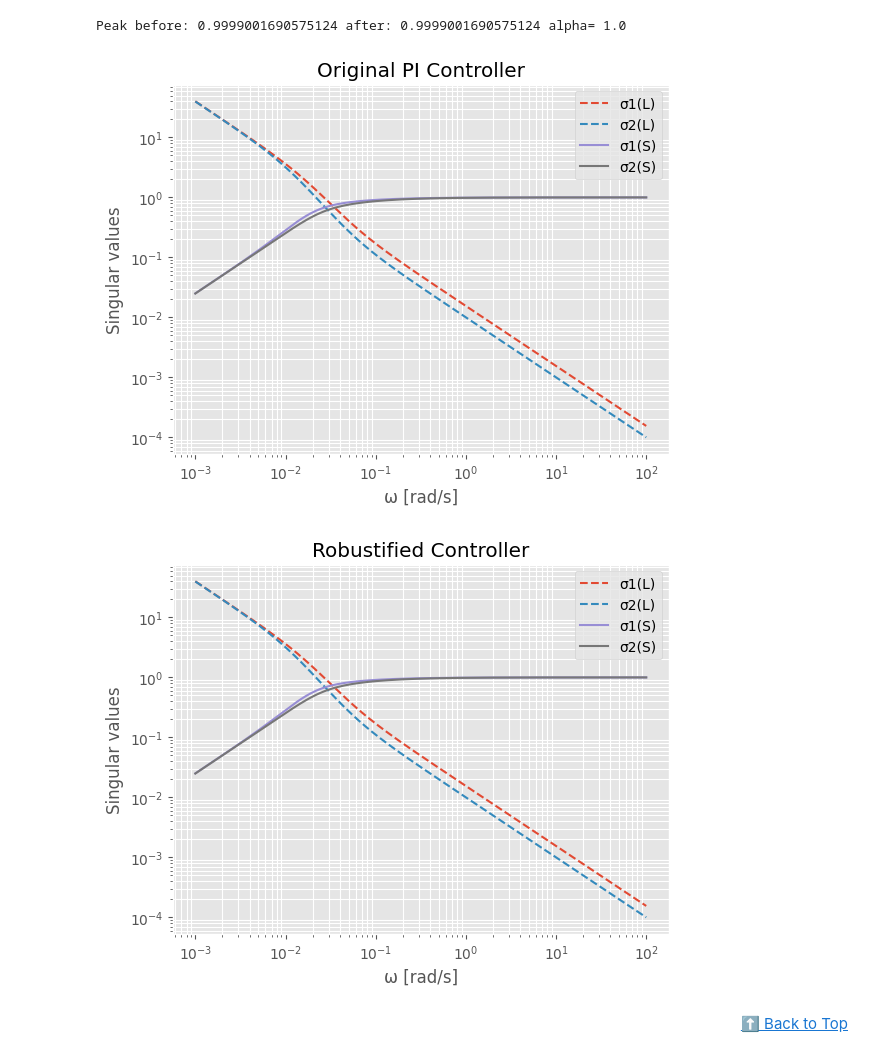
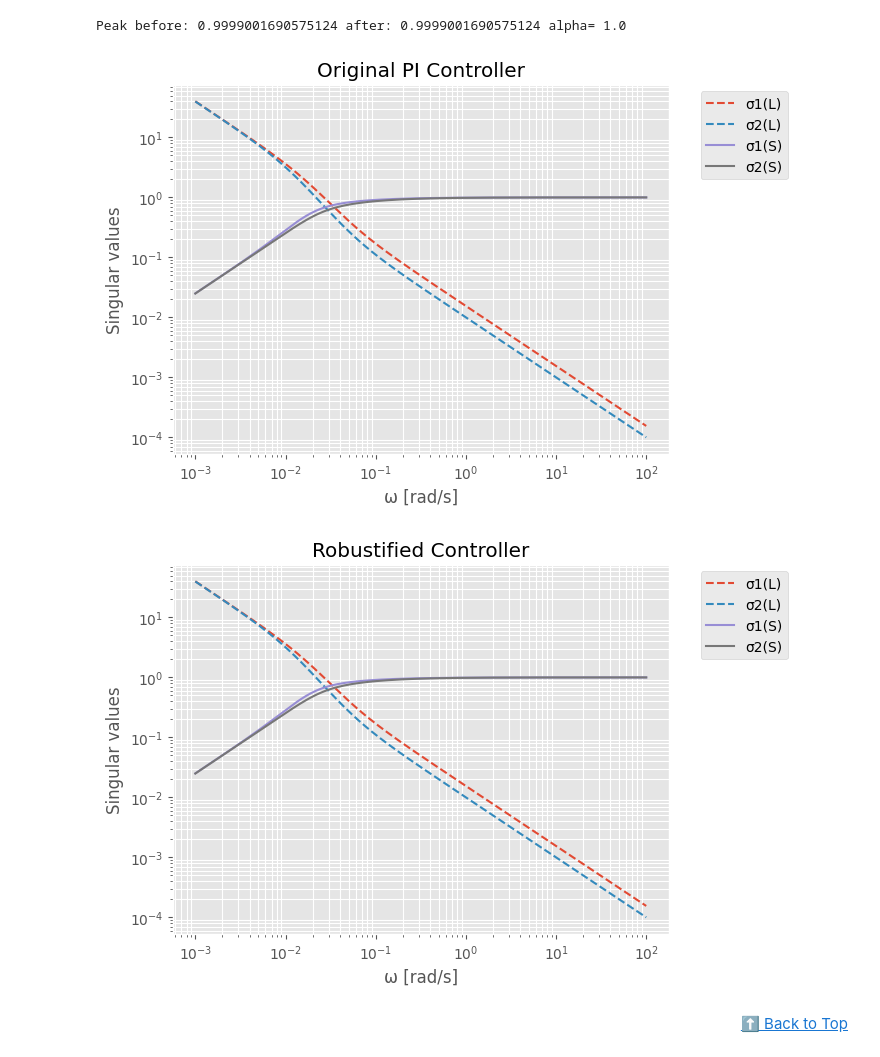
Before and after one commit to dhruvhaldar/Realistic-aerospace-optimization-problems, a Jupyter notebook: nonlinear.ipynb, the cells around one changed output. Cells and saved outputs as stored; diff of their text form; code cells hidden in the pictures.

```diff
--- a/nonlinear.ipynb
+++ b/nonlinear.ipynb
@@ -381,33 +391,33 @@ Peak before: 0.9999001690575124 after: 0.9999001690575124 alpha= 1.0
 # %%
 def plot_singular_values(sys, Kdiag, title=""):
     wgrid = freq_grid()
     sL1, sL2, sS1, sS2 = [], [], [], []
     for w in wgrid:
         sL, sS = singular_values_at_freq(sys, Kdiag, w)
         if np.isnan(sL).any():
             continue
         sL1.append(sL[0])
         sL2.append(sL[1])
         sS1.append(sS[0])
         sS2.append(sS[1])
     plt.figure()
     plt.loglog(wgrid[: len(sL1)], sL1, "--", label="σ1(L)")
     plt.loglog(wgrid[: len(sL2)], sL2, "--", label="σ2(L)")
     plt.loglog(wgrid[: len(sS1)], sS1, "-", label="σ1(S)")
     plt.loglog(wgrid[: len(sS2)], sS2, "-", label="σ2(S)")
     plt.xlabel("ω [rad/s]")
     plt.ylabel("Singular values")
     plt.title(title)
     plt.grid(which="both")
-    plt.legend()
+    plt.legend(bbox_to_anchor=(1.05, 1), loc="upper left")
     plt.show()
 
 
 plot_singular_values(sys, Kdiag, "Original PI Controller")
 plot_singular_values(sys, Krob, "Robustified Controller")
 # %% [output]
-[figure, old version]
+[figure, new version]
-[figure, old version]
+[figure, new version]
 # %% [markdown]
 <div align="right"><a href="#table-of-contents">⬆️ Back to Top</a></div>
 # %% [markdown]
```
Also changed, not shown: parts of 2 cells of this notebook, 1 other file.
